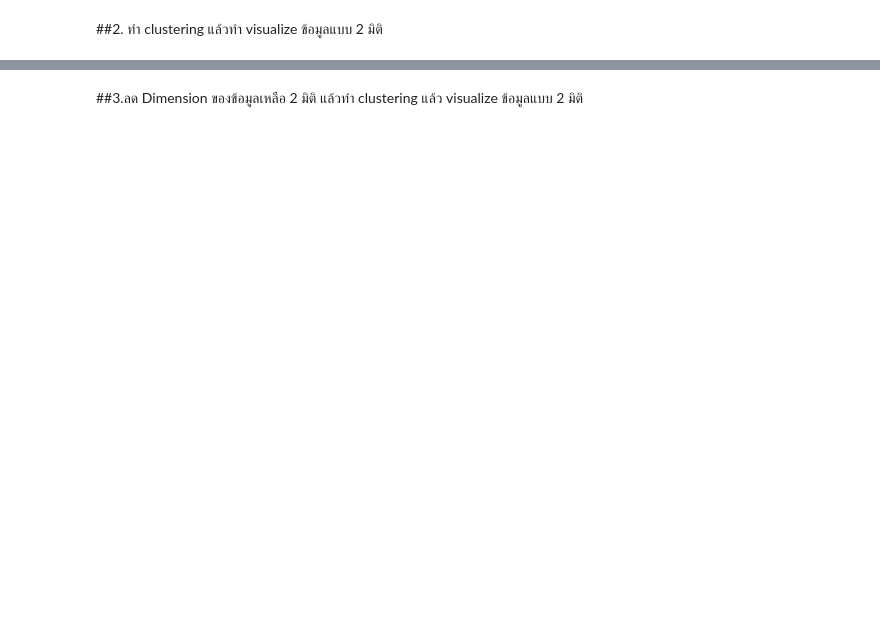
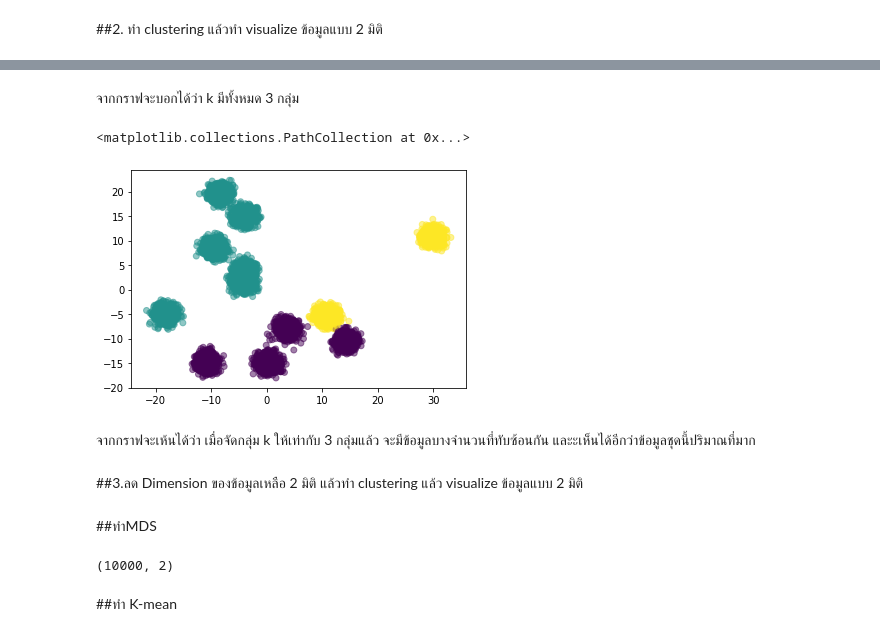
Before and after one commit to 603021852-8/multivariate, a Jupyter notebook: Multivariate_Exam.ipynb, the cells around one changed output, grey strips where cells are left out. Saved outputs shown, nothing was run; the diff lists cells and outputs as text; code cells hidden in the pictures; blank space fills up the shorter version.

```diff
--- a/Multivariate_Exam.ipynb
+++ b/Multivariate_Exam.ipynb
@@ -62,2 +215,16 @@ Data
+# %% [markdown]
+จากกราฟจะบอกได้ว่า k มีทั้งหมด 3 กลุ่ม
+# %%
+kmeans = KMeans(n_clusters = 3,random_state=2021) #กำหนดกลุ่ม k = 3 ตามการหาค่า k ที่เหมาะสมข้างต้น
+kmeans.fit(newdata)
+y = kmeans.predict(newdata)  #กำหนดให้ข้อมูลที่ทำการจัดกลุ่มเป็น y
+plt.scatter(new_pca[:,0],new_pca[:,1],c=y,alpha=0.5)
+# %% [output]
+<matplotlib.collections.PathCollection at 0x...>
+[figure, added]
+# %% [markdown]
+จากกราฟจะเห้นได้ว่า เมื่อจัดกลุ่ม k ให้เท่ากับ 3 กลุ่มแล้ว จะมีข้อมูลบางจำนวนที่ทับซ้อนกัน และะเห็นได้อีกว่าข้อมูลชุดนี้ปริมาณที่มาก
 # %% [markdown]
 ##3.ลด Dimension ของข้อมูลเหลือ 2 มิติ แล้วทำ clustering แล้ว visualize ข้อมูลแบบ 2 มิติ
+# %% [markdown]
+##ทำMDS
@@ -63,0 +237,4 @@ Data
+# %%
+new_mds.shape
+# %% [output]
+(10000, 2)
@@ -63,0 +243,2 @@ Data
+# %% [markdown]
+##ทำ K-mean
```
Also changed, not shown: parts of 41 cells of this notebook.
